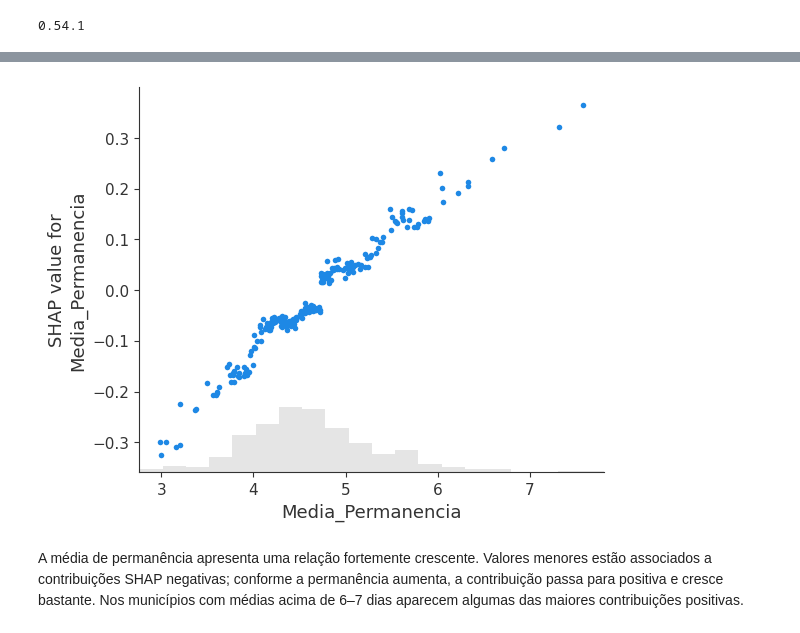
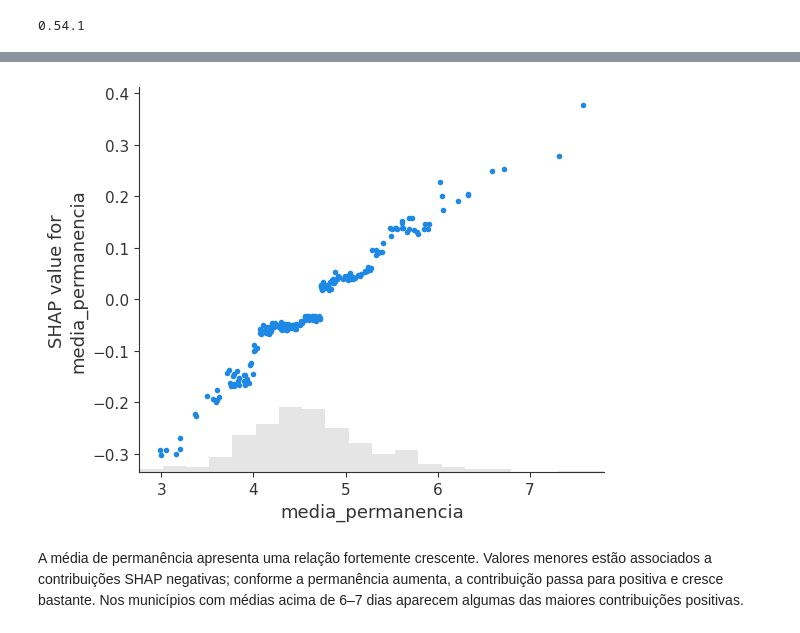
Before and after one commit to laraog/TCC-AIH-SUS-PI, a Jupyter notebook: 04_modelagem_interpretabilidade.ipynb, the cells around one changed output, grey strips where cells are left out. Cells and saved outputs as stored; diff of their text form; code cells hidden in the pictures.

```diff
--- a/04_modelagem_interpretabilidade.ipynb
+++ b/04_modelagem_interpretabilidade.ipynb
@@ -158,12 +158,12 @@ df_anual = (
     )
 )
 # %%
-df_anual['custo_medio_internacao_real'] = (
+df_anual['valor_medio_internacao_real'] = (
     df_anual['Valor_Total_real']
     / df_anual['Internacoes']
 )
 # %%
-df_anual['Media_Permanencia'] = (
+df_anual['media_permanencia'] = (
     df_anual['Dias_Permanencia']
     / df_anual['Internacoes']
 )
@@ -536,7 +536,7 @@ df_anual.nlargest(
 | 1451 | SANTO ANTONIO DOS MILAGRES | 2021 | 102 | 98 | 1.040816 |
 # %%
 features_anual = [
-    'Media_Permanencia',
+    'media_permanencia',
     'aih_por_internacao',
     'internacoes_1000hab',
     'obitos_1000internacoes',
@@ -545,11 +545,11 @@ features_anual = [
     'cobertura_plano',
     'renda_per_capita',
     'tx_analfabetismo',
-    'prop_esgotamento_adequado',
+    'perc_esgotamento_adequado',
     'ano'
 ]
 
-target = 'custo_medio_internacao_real'
+target = 'valor_medio_internacao_real'
 
 treino_anual = df_anual[df_anual['ano'] <= 2023].copy()
 validacao_anual = df_anual[df_anual['ano'] == 2024].copy()
@@ -1682,8 +1684,9 @@ y_train_final_log = np.log1p(
 # XGBoost final - Treinamento 2018 a 2024
 xgb_final = XGBRegressor(
     n_estimators=300,
-    learning_rate=0.05,
-    max_depth=3,
+    learning_rate=0.03,
+    max_depth=2,
+    subsample= 1.0,
     random_state=42,
     n_jobs=-1
 )
@@ -1941,9 +1944,9 @@ plt.show()
 # %%
 shap.plots.scatter(
-    shap_values_2025[:, 'Media_Permanencia']
+    shap_values_2025[:, 'media_permanencia']
 )
 # %% [output]
-[figure, old version]
+[figure, new version]
 # %% [markdown]
 A média de permanência apresenta uma relação fortemente crescente. Valores menores estão associados a contribuições SHAP negativas; conforme a permanência aumenta, a contribuição passa para positiva e cresce bastante. Nos municípios com médias acima de 6–7 dias aparecem algumas das maiores contribuições positivas.
 # %%
```
Also changed, not shown: parts of 51 cells of this notebook, 4 other files.
